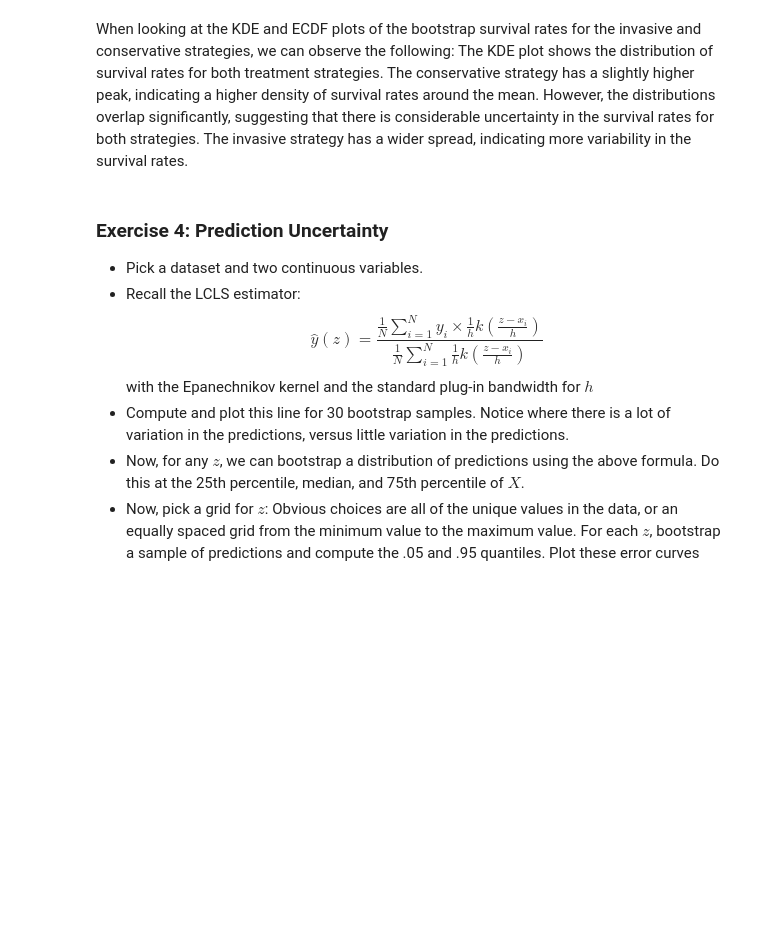
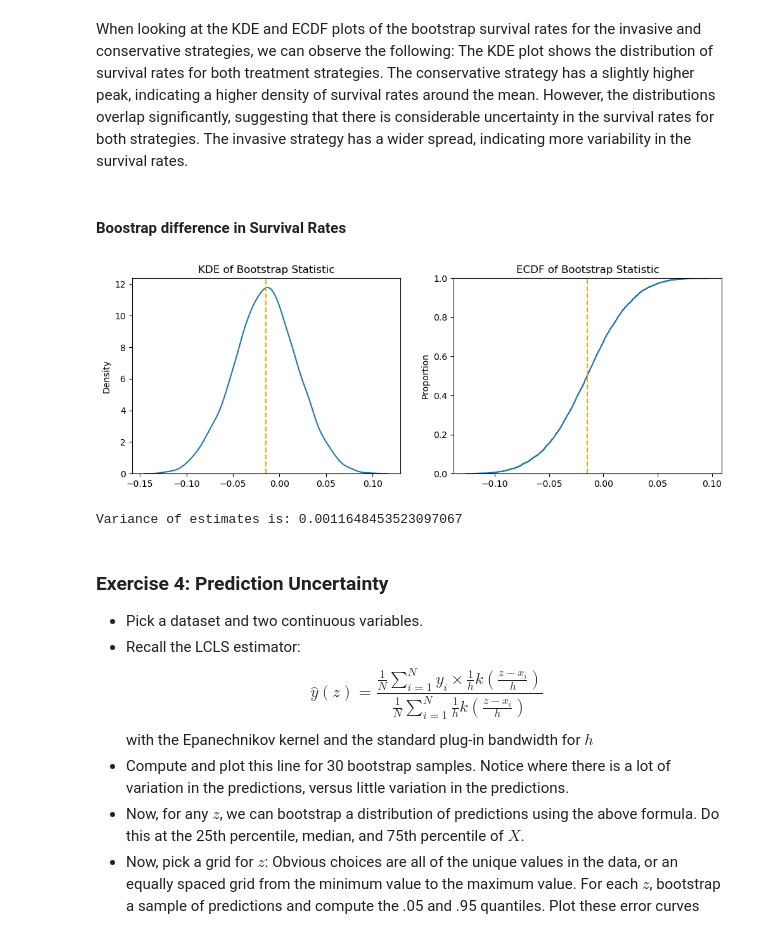
Before and after one commit to witthm8080/github_branching, a Jupyter notebook: assignment_4.ipynb, the cells around one changed output. Saved outputs shown, nothing was run; the diff lists cells and outputs as text; code cells hidden in the pictures; blank space fills up the shorter version.

Commit message:
updating question 3 by boostrapping difference in survival rates

```diff
--- a/assignment_4.ipynb
+++ b/assignment_4.ipynb
@@ -265,5 +264,40 @@ plt.show()
 # %% [markdown]
 When looking at the KDE and ECDF plots of the bootstrap survival rates for the invasive and conservative strategies, we can observe the following: The KDE plot shows the distribution of survival rates for both treatment strategies. The conservative strategy has a slightly higher peak, indicating a higher density of survival rates around the mean. However, the distributions overlap significantly, suggesting that there is considerable uncertainty in the survival rates for both strategies. The invasive strategy has a wider spread, indicating more variability in the survival rates.
+# %% [markdown]
+#### Boostrap difference in Survival Rates
+# %%
+def diff_survival_rate(df_sample):
+    surv_invasive = df_sample.loc[df_sample["treatment"]=="invasive", "outcome"].mean()
+    surv_conservative = df_sample.loc[df_sample["treatment"]=="conservative", "outcome"].mean()
+    return surv_invasive - surv_conservative
+# %%
+def simulate_df(df, fcn, S=1000, plot=True):
+    estimates = []
+    for s in range(S):
+        # Bootstrap sample of rows:
+        df_s = df.sample(frac=1.0, replace=True)
+        # Compute statistic:
+        stat_s = fcn(df_s)
+        estimates.append(stat_s)
+    estimates = np.array(estimates)
+
+    if plot:
+        fig, axes = plt.subplots(1, 2, figsize=(12, 4))
+        sns.kdeplot(estimates, ax = axes[0]).set(title='KDE of Bootstrap Statistic')
+        axes[0].axvline(x=fcn(df), color='orange', linestyle='--')
+
+        sns.ecdfplot(estimates, ax = axes[1]).set(title='ECDF of Bootstrap Statistic')
+        axes[1].axvline(x=fcn(df), color='orange', linestyle='--')
+
+        plt.show()
+        print(f'Variance of estimates is: {np.var(estimates)}')
+
+    return estimates
+
+estimates = simulate_df(df, diff_survival_rate, S=5000)
+# %% [output]
+[figure, added]
+Variance of estimates is: 0.0011648453523097067
 # %% [markdown]
 ### Exercise 4: Prediction Uncertainty
 - Pick a dataset and two continuous variables.
```
Also changed, not shown: parts of 3 cells of this notebook.
